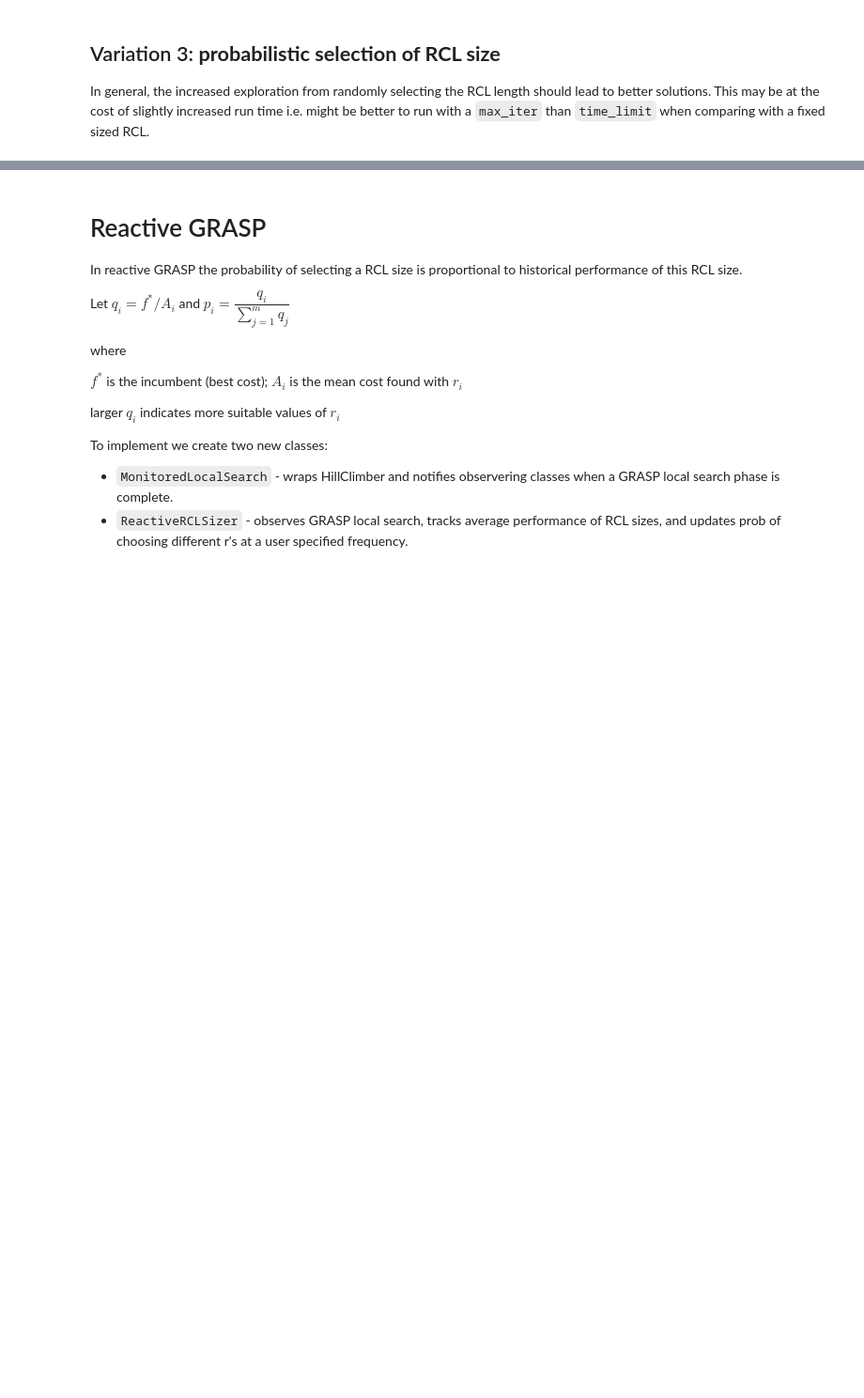
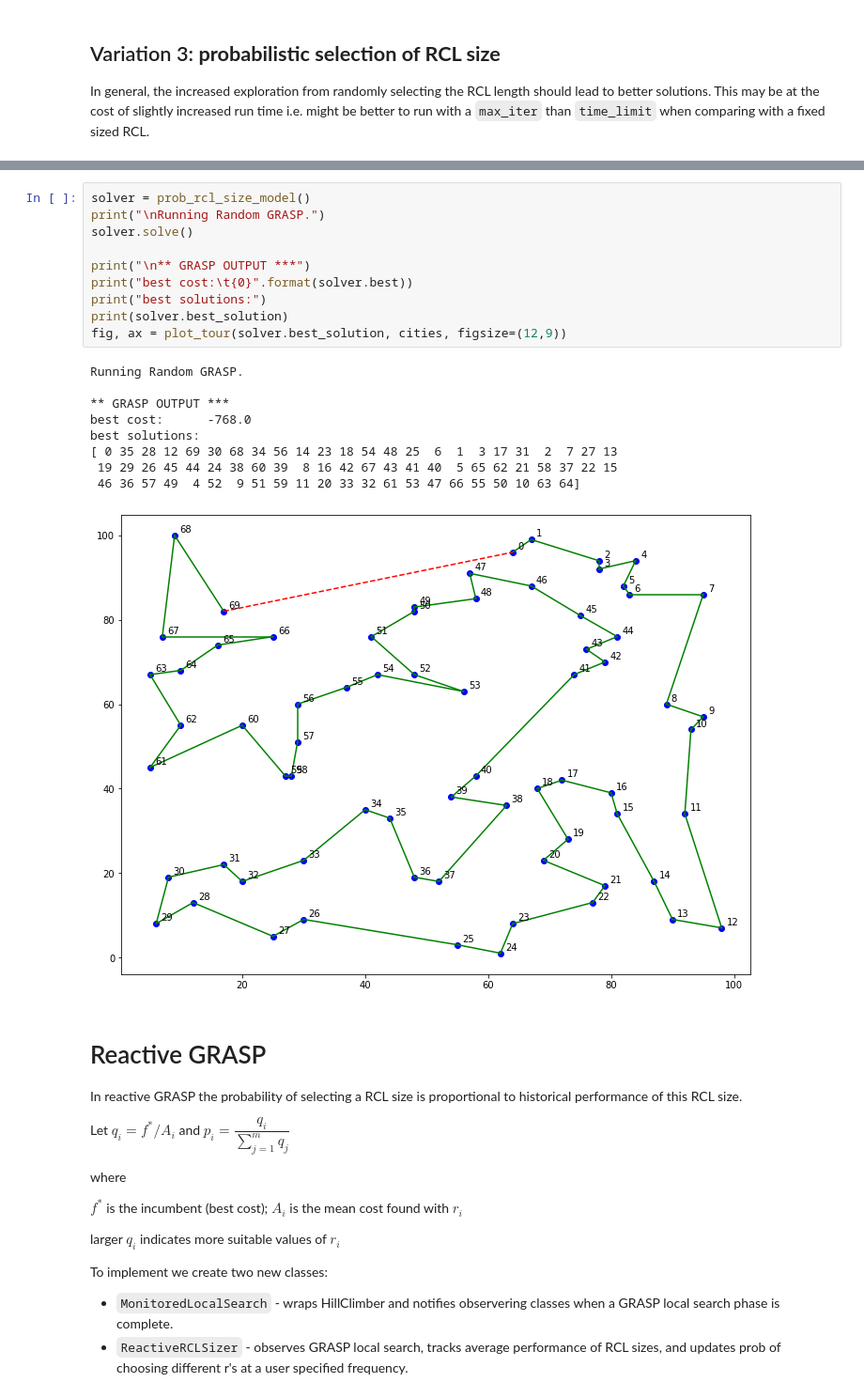
Before and after one commit to TomMonks/meta-py, a Jupyter notebook: grasp_notes.ipynb, the cells around one changed output, grey strips where cells are left out. Shown at 94% size. Saved outputs shown, nothing was run; the diff lists cells and outputs as text; blank space fills up the shorter version.

```diff
--- a/grasp_notes.ipynb
+++ b/grasp_notes.ipynb
@@ -679,3 +671,23 @@ best solutions:
+# %%
+solver = prob_rcl_size_model()
+print("\nRunning Random GRASP.")
+solver.solve()
+
+print("\n** GRASP OUTPUT ***")
+print("best cost:\t{0}".format(solver.best))
+print("best solutions:")
+print(solver.best_solution)
+fig, ax = plot_tour(solver.best_solution, cities, figsize=(12,9))
+# %% [output]
+Running Random GRASP.
+
+** GRASP OUTPUT ***
+best cost:      -768.0
+best solutions:
+[ 0 35 28 12 69 30 68 34 56 14 23 18 54 48 25  6  1  3 17 31  2  7 27 13
+ 19 29 26 45 44 24 38 60 39  8 16 42 67 43 41 40  5 65 62 21 58 37 22 15
+ 46 36 57 49  4 52  9 51 59 11 20 33 32 61 53 47 66 55 50 10 63 64]
+[figure, added]
 # %% [markdown]
 # Reactive GRASP
 
```
Also changed, not shown: parts of 42 cells of this notebook.
